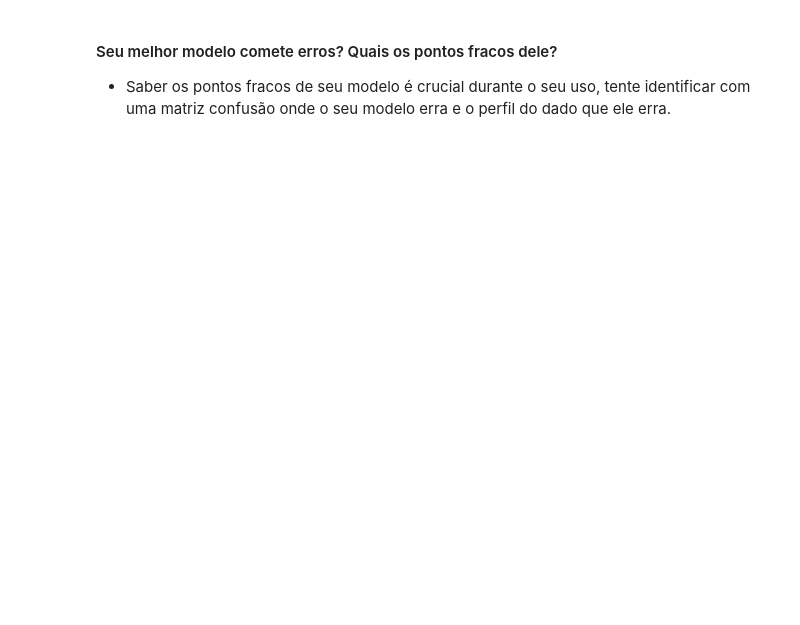
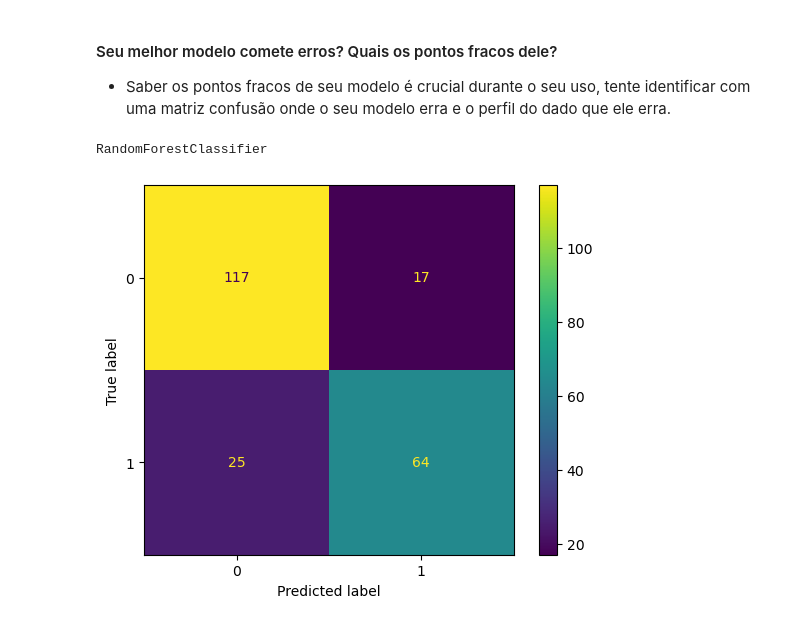
Before and after one commit to andreinamendes/titanic_cd, a Jupyter notebook: desafio.ipynb, the cells around one changed output. Cells and saved outputs as stored; diff of their text form; code cells hidden in the pictures; blank space fills up the shorter version.

```diff
--- a/desafio.ipynb
+++ b/desafio.ipynb
@@ -683,3 +753,17 @@ results
 # %% [markdown]
 #### Seu  melhor modelo comete erros? Quais os pontos fracos dele?
 - Saber os pontos fracos de seu modelo é crucial durante o seu uso, tente identificar com uma matriz confusão onde o seu modelo erra e o perfil do dado que ele erra.
+# %%
+def plot_confusion_matrix(y_test, name, model, model_y_pred):
+  print(name)
+  ConfusionMatrixDisplay(confusion_matrix=confusion_matrix(y_test, model_y_pred)).plot()
+  plt.show()
+
+# for name, model in models.items():
+#   plot_confusion_matrix(y_test, name, models[name]['Model'], models[name]['Result'])
+
+name = 'RandomForestClassifier'
+plot_confusion_matrix(y_test, name, models[name]['Model'], models[name]['Result'])
+# %% [output]
+RandomForestClassifier
+[figure, added]
```
Also changed, not shown: parts of 17 cells of this notebook.
